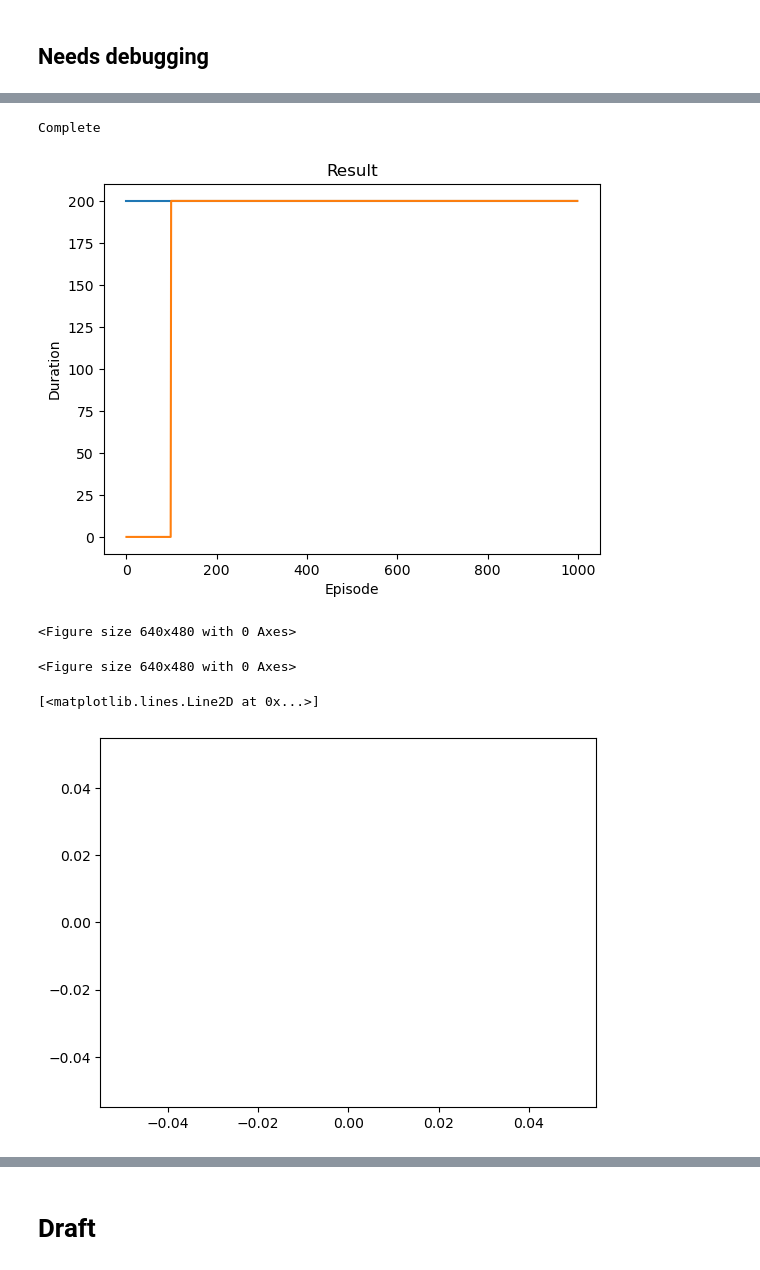
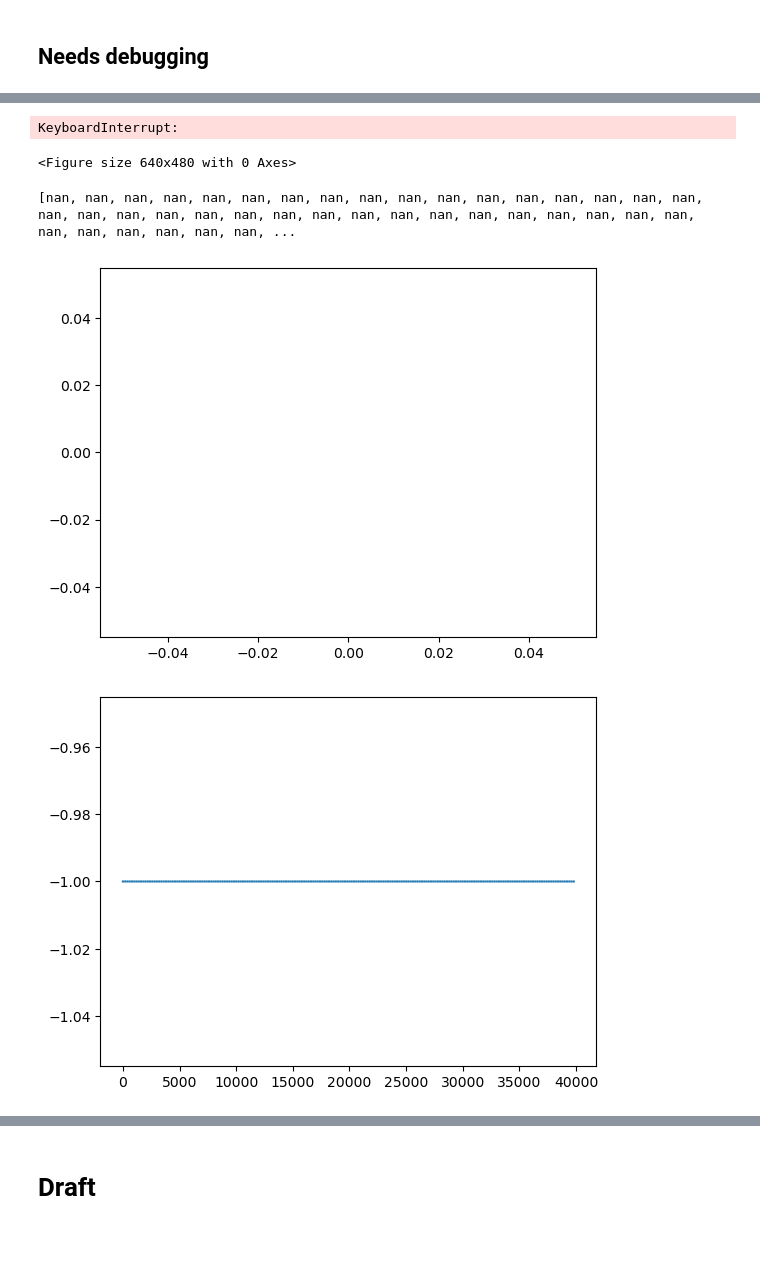
Before and after one commit to marindigen/mountain_car, a Jupyter notebook: non_domain_specific_reward.ipynb, the cells around one changed output, grey strips where cells are left out. Cells and saved outputs as stored; diff of their text form; code cells hidden in the pictures; blank space fills up the shorter version.

Commit message:
Updated non-domain specific reward

```diff
--- a/non_domain_specific_reward.ipynb
+++ b/non_domain_specific_reward.ipynb
@@ -111,11 +113,11 @@ class DQNAgent:
         target_output = self.target_rnd_net(normalized_state)
 
         # Compute loss
-        loss = nn.MSELoss()(predictor_output, target_output)
+        loss_rnd = nn.MSELoss()(predictor_output, target_output)
 
         # Optimize the predictor network
         self.rnd_optimizer.zero_grad()
-        loss.backward()
+        loss_rnd.backward()
         self.rnd_optimizer.step()
 
         # Update running statistics for RND reward normalization
@@ -124,7 +126,7 @@ class DQNAgent:
         self.rnd_mean = intrinsic_rewards.mean()
         self.rnd_std = intrinsic_rewards.std()
 
-        return loss.item()
+        return loss_rnd.item()
 
     def compute_rnd_reward(self, state):
         normalized_state = self.normalize_state(state)
@@ -134,6 +136,11 @@ class DQNAgent:
         rnd_reward = torch.mean((predictor_output - target_output) ** 2)
         normalized_rnd_reward = (rnd_reward - self.rnd_mean) / self.rnd_std
         return torch.clamp(normalized_rnd_reward, -5, 5)
+
+    def update_running_stats(self, new_state):
+        self.states.append(new_state)
+        self.state_mean = torch.tensor(np.mean(self.states, axis=0), dtype=torch.float32, device=device)
+        self.state_std = torch.tensor(np.std(self.states, axis=0) + 1e-5, dtype=torch.float32, device=device)
 # %%
 BATCH_SIZE = 128 # BATCH_SIZE is the number of transitions sampled from the replay buffer
 GAMMA = 0.9 # GAMMA is the discount factor as mentioned in the previous section
@@ -267,16 +275,15 @@ def update():
 if torch.cuda.is_available():
     num_episodes = 6000
 else:
-    num_episodes = 1000
-
-for i_episode in range(num_episodes):
+    num_episodes = 200
+store_cum_rewards = []
+for i_episode in tqdm.tqdm(range(num_episodes)):
     # Initialize the environment and get its state
     state, info = env.reset()
     state = torch.tensor(state, dtype=torch.float32, device=device).unsqueeze(0)
+    cum_reward = 0
     for t in count():
-        model.states.append(state)
-        model.state_mean = torch.mean(torch.cat(model.states), dim=0)
-        model.state_std = torch.std(torch.cat(model.states), dim=0)
+        model.update_running_stats(state)
         action = select_action(state)
         observation, reward, terminated, truncated, _ = env.step(action.item())
         reward = torch.tensor([reward], device=device)
@@ -284,6 +291,7 @@ for i_episode in range(num_episodes):
             total_reward = reward
         else:
             total_reward = reward + model.compute_rnd_reward(torch.tensor(observation, dtype=torch.float32, device=device).unsqueeze(0))*model.reward_factor
+        cum_reward += total_reward
         model.intrinsic_rewards.append(total_reward)
         done = terminated or truncated
 
@@ -292,8 +300,9 @@ for i_episode in range(num_episodes):
         else:
             next_state = torch.tensor(observation, dtype=torch.float32, device=device).unsqueeze(0)
 
+
         # Store the transition in memory
-        buffer.push(state, action, next_state, reward)
+        buffer.push(state, action, next_state, total_reward)
 
         # Move to the next state
         state = next_state
@@ -313,6 +322,7 @@ for i_episode in range(num_episodes):
             episode_durations.append(t + 1)
             plot_durations()
             break
+    store_cum_rewards.append(cum_reward)
 
 print('Complete')
 plot_durations(show_result=True)
@@ -321,12 +331,17 @@ plt.show()
 
 # no training until 100th episode because batch is too small
 # %% [output]
-Complete
+KeyboardInterrupt:
-[figure, removed]
 <Figure size 640x480 with 0 Axes>
-<Figure size 640x480 with 0 Axes>
 # %%
+print(loss_store)
 plt.plot(loss_store)
+plt.show()
 # %% [output]
-[<matplotlib.lines.Line2D at 0x...>]
+[nan, nan, nan, nan, nan, nan, nan, nan, nan, nan, nan, nan, nan, nan, nan, nan, nan, nan, nan, nan, nan, nan, nan, nan, nan, nan, nan, nan, nan, nan, nan, nan, nan, nan, nan, nan, nan, nan, nan, nan, ...
 [figure]
+# %%
+plt.plot(model.intrinsic_rewards)
+plt.show()
+# %% [output]
+[figure, added]
```
Also changed, not shown: parts of 4 cells of this notebook, 1 other file.
